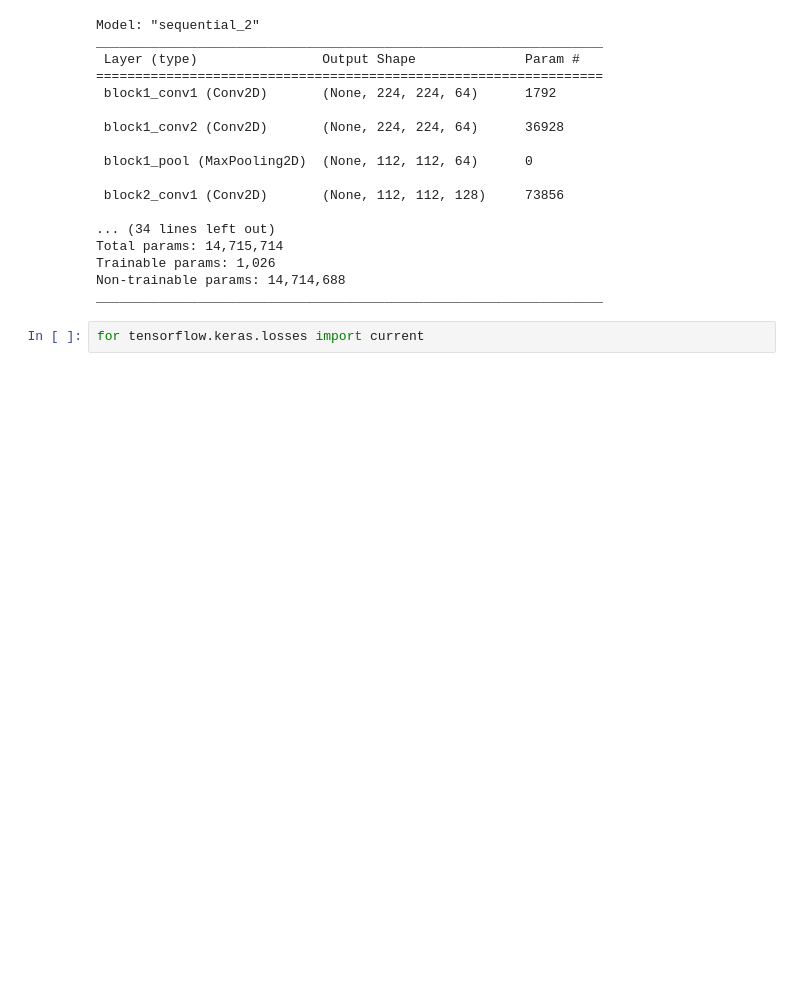
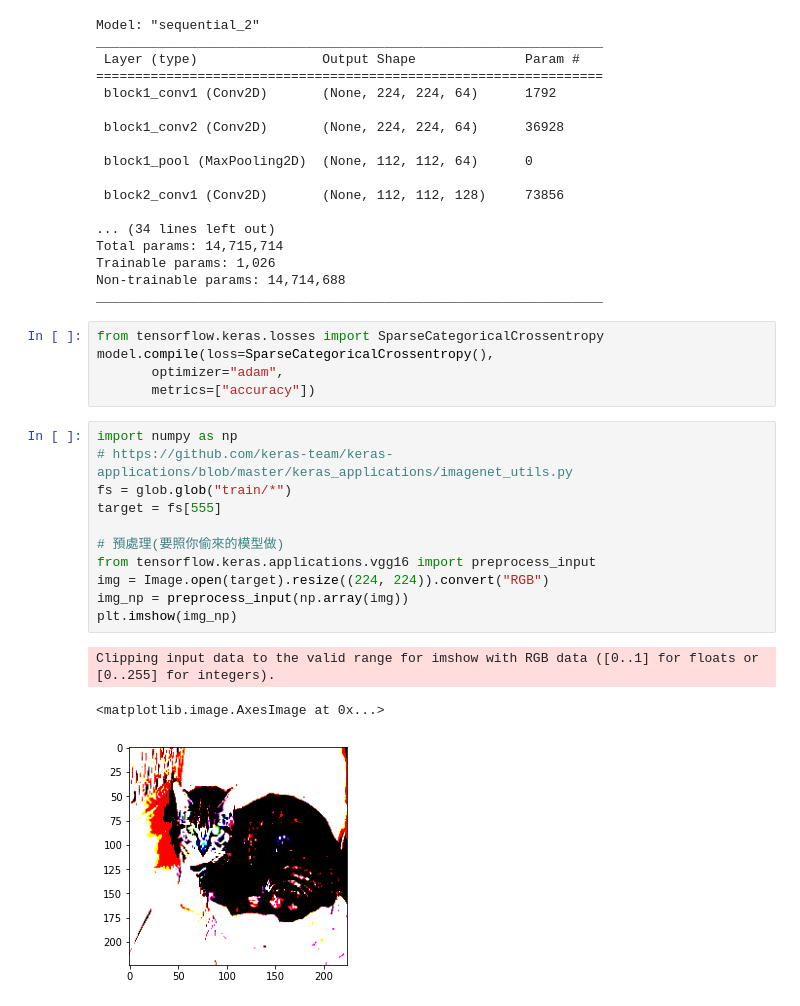
Before and after one commit to yihong1011/TibameML, a Jupyter notebook: 08_Transfer_Learning.ipynb, the cells around one changed output. Saved outputs shown, nothing was run; the diff lists cells and outputs as text; blank space fills up the shorter version.

```diff
--- a/08_Transfer_Learning.ipynb
+++ b/08_Transfer_Learning.ipynb
@@ -99,5 +99,23 @@ Total params: 14,715,714
 Trainable params: 1,026
 Non-trainable params: 14,714,688
 _________________________________________________________________
-# %%
-for tensorflow.keras.losses import current
+# %%
+from tensorflow.keras.losses import SparseCategoricalCrossentropy
+model.compile(loss=SparseCategoricalCrossentropy(),
+       optimizer="adam",
+       metrics=["accuracy"])
+# %%
+import numpy as np
+# https://github.com/keras-team/keras-applications/blob/master/keras_applications/imagenet_utils.py
+fs = glob.glob("train/*")
+target = fs[555]
+
+# 預處理(要照你偷來的模型做)
+from tensorflow.keras.applications.vgg16 import preprocess_input
+img = Image.open(target).resize((224, 224)).convert("RGB")
+img_np = preprocess_input(np.array(img))
+plt.imshow(img_np)
+# %% [output]
+Clipping input data to the valid range for imshow with RGB data ([0..1] for floats or [0..255] for integers).
+<matplotlib.image.AxesImage at 0x...>
+[figure, added]
```
